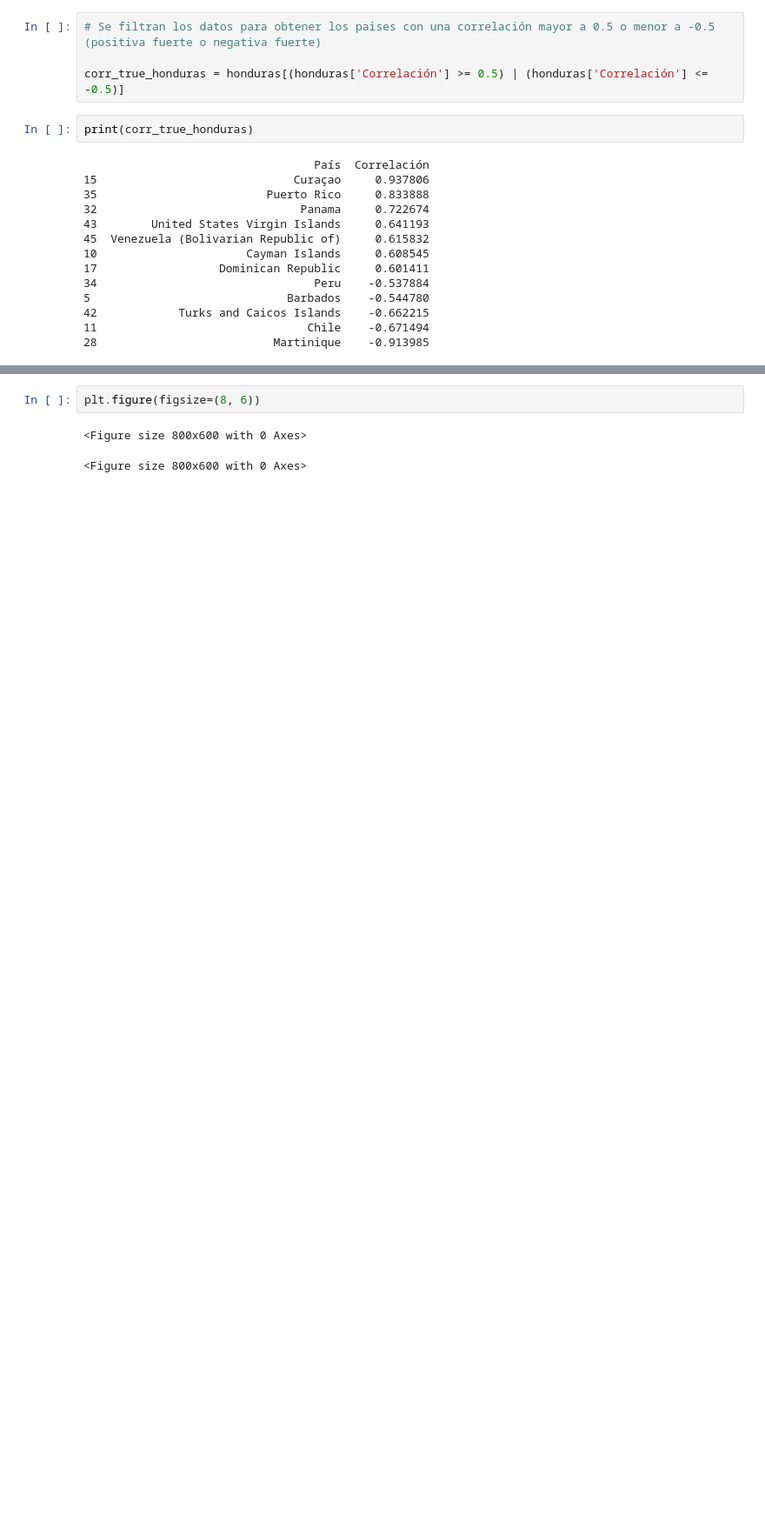
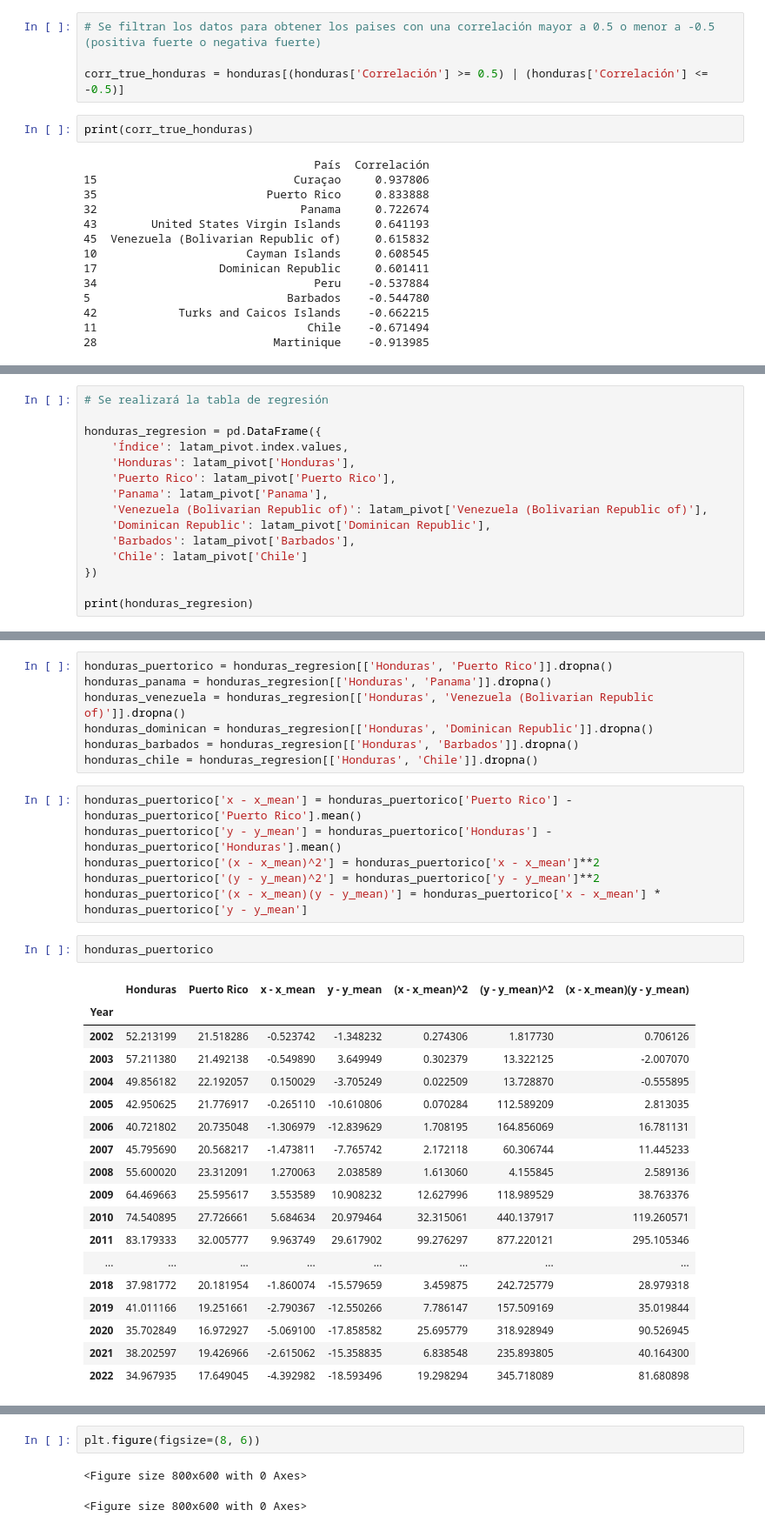
Before and after one commit to lehcimhdz/eda_honduras, a Jupyter notebook: eda_honduras.ipynb, the cells around one changed output, grey strips where cells are left out. Shown at 87% size. Cells and saved outputs as stored; diff of their text form; blank space fills up the shorter version.

```diff
--- a/eda_honduras.ipynb
+++ b/eda_honduras.ipynb
@@ -303,0 +325,15 @@ dispersion
+# %%
+# Se realizará la tabla de regresión
+
+honduras_regresion = pd.DataFrame({
+    'Índice': latam_pivot.index.values,
+    'Honduras': latam_pivot['Honduras'],
+    'Puerto Rico': latam_pivot['Puerto Rico'],
+    'Panama': latam_pivot['Panama'],
+    'Venezuela (Bolivarian Republic of)': latam_pivot['Venezuela (Bolivarian Republic of)'],
+    'Dominican Republic': latam_pivot['Dominican Republic'],
+    'Barbados': latam_pivot['Barbados'],
+    'Chile': latam_pivot['Chile']
+})
+
+print(honduras_regresion)
@@ -303,0 +358,34 @@ dispersion
+# %%
+honduras_puertorico = honduras_regresion[['Honduras', 'Puerto Rico']].dropna()
+honduras_panama = honduras_regresion[['Honduras', 'Panama']].dropna()
+honduras_venezuela = honduras_regresion[['Honduras', 'Venezuela (Bolivarian Republic of)']].dropna()
+honduras_dominican = honduras_regresion[['Honduras', 'Dominican Republic']].dropna()
+honduras_barbados = honduras_regresion[['Honduras', 'Barbados']].dropna()
+honduras_chile = honduras_regresion[['Honduras', 'Chile']].dropna()
+# %%
+honduras_puertorico['x - x_mean'] = honduras_puertorico['Puerto Rico'] - honduras_puertorico['Puerto Rico'].mean()
+honduras_puertorico['y - y_mean'] = honduras_puertorico['Honduras'] - honduras_puertorico['Honduras'].mean()
+honduras_puertorico['(x - x_mean)^2'] = honduras_puertorico['x - x_mean']**2
+honduras_puertorico['(y - y_mean)^2'] = honduras_puertorico['y - y_mean']**2
+honduras_puertorico['(x - x_mean)(y - y_mean)'] = honduras_puertorico['x - x_mean'] * honduras_puertorico['y - y_mean']
+# %%
+honduras_puertorico
+# %% [output]
+|  | Honduras | Puerto Rico | x - x_mean | y - y_mean | (x - x_mean)^2 | (y - y_mean)^2 | (x - x_mean)(y - y_mean) |
+| Year |  |  |  |  |  |  |  |
+| 2002 | 52.213199 | 21.518286 | -0.523742 | -1.348232 | 0.274306 | 1.817730 | 0.706126 |
+| 2003 | 57.211380 | 21.492138 | -0.549890 | 3.649949 | 0.302379 | 13.322125 | -2.007070 |
+| 2004 | 49.856182 | 22.192057 | 0.150029 | -3.705249 | 0.022509 | 13.728870 | -0.555895 |
+| 2005 | 42.950625 | 21.776917 | -0.265110 | -10.610806 | 0.070284 | 112.589209 | 2.813035 |
+| 2006 | 40.721802 | 20.735048 | -1.306979 | -12.839629 | 1.708195 | 164.856069 | 16.781131 |
+| 2007 | 45.795690 | 20.568217 | -1.473811 | -7.765742 | 2.172118 | 60.306744 | 11.445233 |
+| 2008 | 55.600020 | 23.312091 | 1.270063 | 2.038589 | 1.613060 | 4.155845 | 2.589136 |
+| 2009 | 64.469663 | 25.595617 | 3.553589 | 10.908232 | 12.627996 | 118.989529 | 38.763376 |
+| 2010 | 74.540895 | 27.726661 | 5.684634 | 20.979464 | 32.315061 | 440.137917 | 119.260571 |
+| 2011 | 83.179333 | 32.005777 | 9.963749 | 29.617902 | 99.276297 | 877.220121 | 295.105346 |
+| ... | ... | ... | ... | ... | ... | ... | ... |
+| 2018 | 37.981772 | 20.181954 | -1.860074 | -15.579659 | 3.459875 | 242.725779 | 28.979318 |
+| 2019 | 41.011166 | 19.251661 | -2.790367 | -12.550266 | 7.786147 | 157.509169 | 35.019844 |
+| 2020 | 35.702849 | 16.972927 | -5.069100 | -17.858582 | 25.695779 | 318.928949 | 90.526945 |
+| 2021 | 38.202597 | 19.426966 | -2.615062 | -15.358835 | 6.838548 | 235.893805 | 40.164300 |
+| 2022 | 34.967935 | 17.649045 | -4.392982 | -18.593496 | 19.298294 | 345.718089 | 81.680898 |
```
Also changed, not shown: parts of 12 cells of this notebook.
